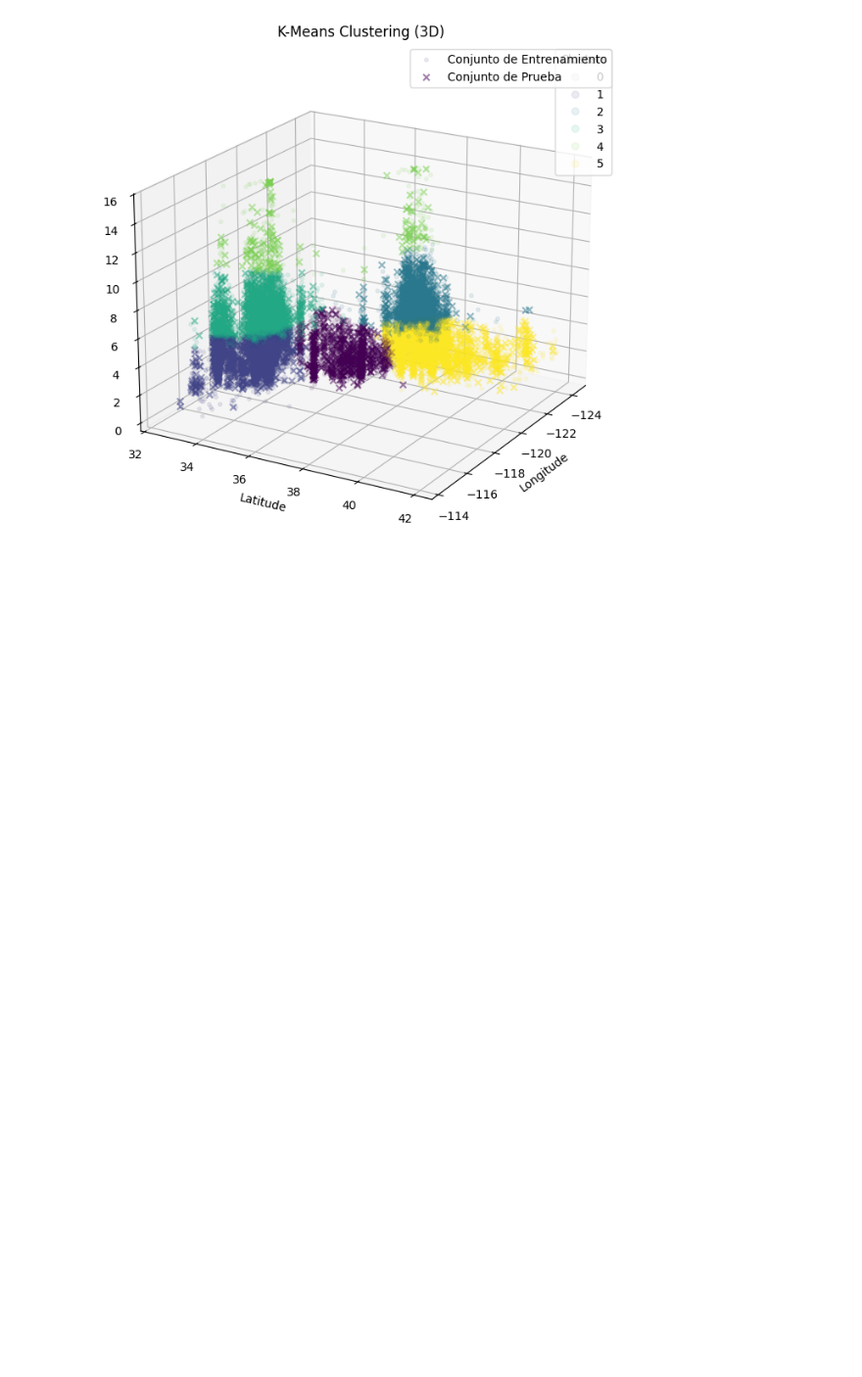
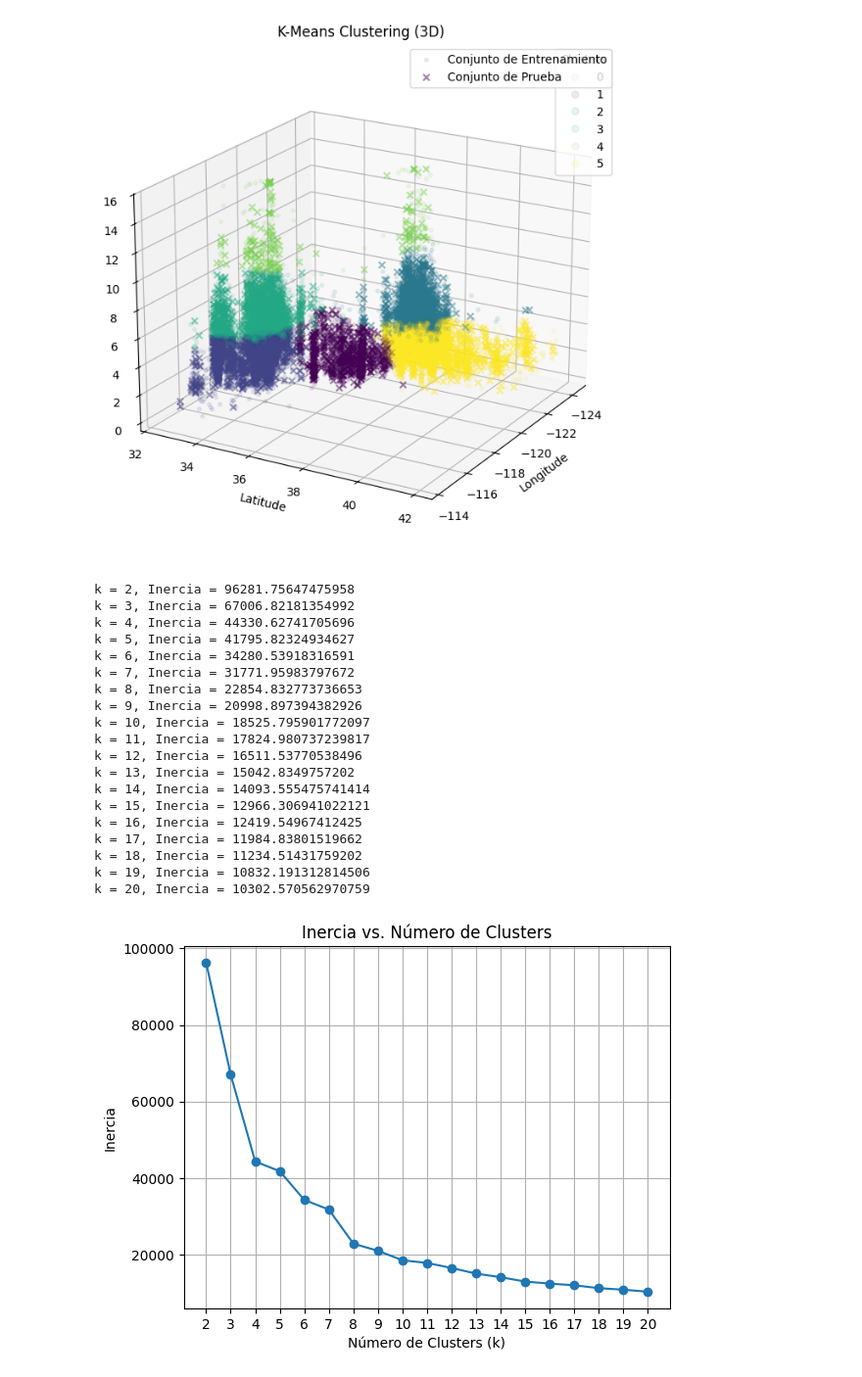
Before and after one commit to SamuelHollis/unsupervised-ML, a Jupyter notebook: src/explore.ipynb, the cells around one changed output. Shown at 98% size. Drawn from its saved outputs; the diff is of its cells as text; code cells hidden in the pictures; blank space fills up the shorter version.

```diff
--- a/src/explore.ipynb
+++ b/src/explore.ipynb
@@ -116,22 +116,44 @@ plt.show()
 # %%
 k_values = range(2, 21)
 inertias = []
+random_state = 42
 
 # Calcular la inercia para cada valor de k
 for k in k_values:
     kmeans = KMeans(n_clusters=k, random_state=random_state)
-    kmeans.fit(X)
+    kmeans.fit(X_train)
     inertias.append(kmeans.inertia_)
 
 # Imprimir las inercias para cada k
 for k, inertia in zip(k_values, inertias):
     print(f'k = {k}, Inercia = {inertia}')
 
 # Graficar la inercia en función de k
 plt.plot(k_values, inertias, marker='o')
 plt.xlabel('Número de Clusters (k)')
 plt.ylabel('Inercia')
 plt.title('Inercia vs. Número de Clusters')
 plt.xticks(k_values)
 plt.grid(True)
 plt.show()
+# %% [output]
+k = 2, Inercia = 96281.75647475958
+k = 3, Inercia = 67006.82181354992
+k = 4, Inercia = 44330.62741705696
+k = 5, Inercia = 41795.82324934627
+k = 6, Inercia = 34280.53918316591
+k = 7, Inercia = 31771.95983797672
+k = 8, Inercia = 22854.832773736653
+k = 9, Inercia = 20998.897394382926
+k = 10, Inercia = 18525.795901772097
+k = 11, Inercia = 17824.980737239817
+k = 12, Inercia = 16511.53770538496
+k = 13, Inercia = 15042.8349757202
+k = 14, Inercia = 14093.555475741414
+k = 15, Inercia = 12966.306941022121
+k = 16, Inercia = 12419.54967412425
+k = 17, Inercia = 11984.83801519662
+k = 18, Inercia = 11234.51431759202
+k = 19, Inercia = 10832.191312814506
+k = 20, Inercia = 10302.570562970759
+[figure, added]
```
Also changed, not shown: parts of 7 cells of this notebook.
